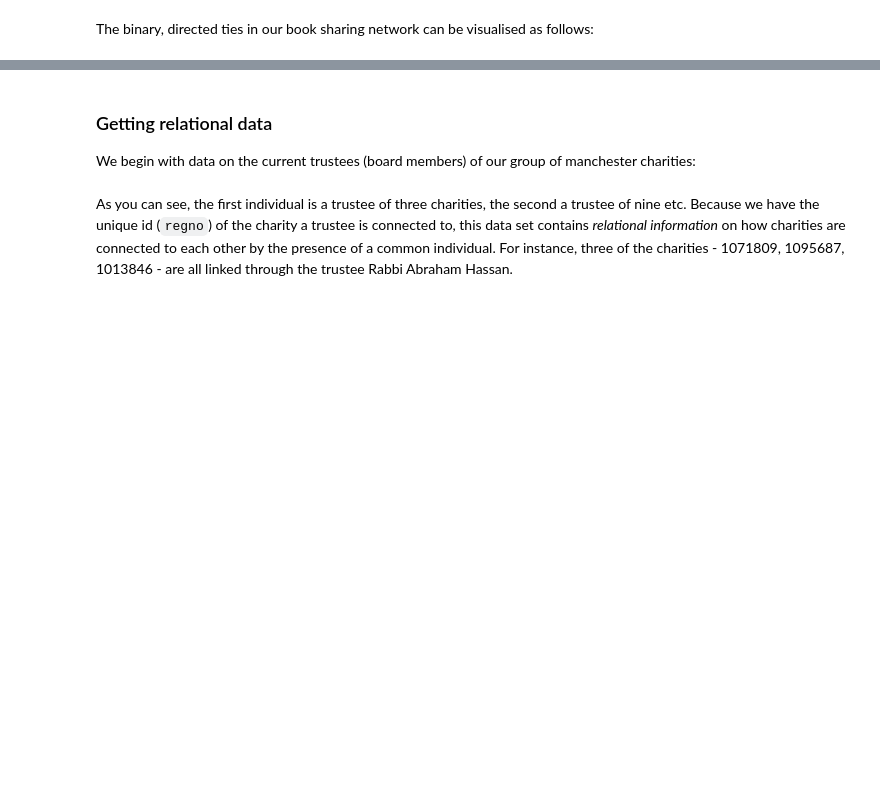
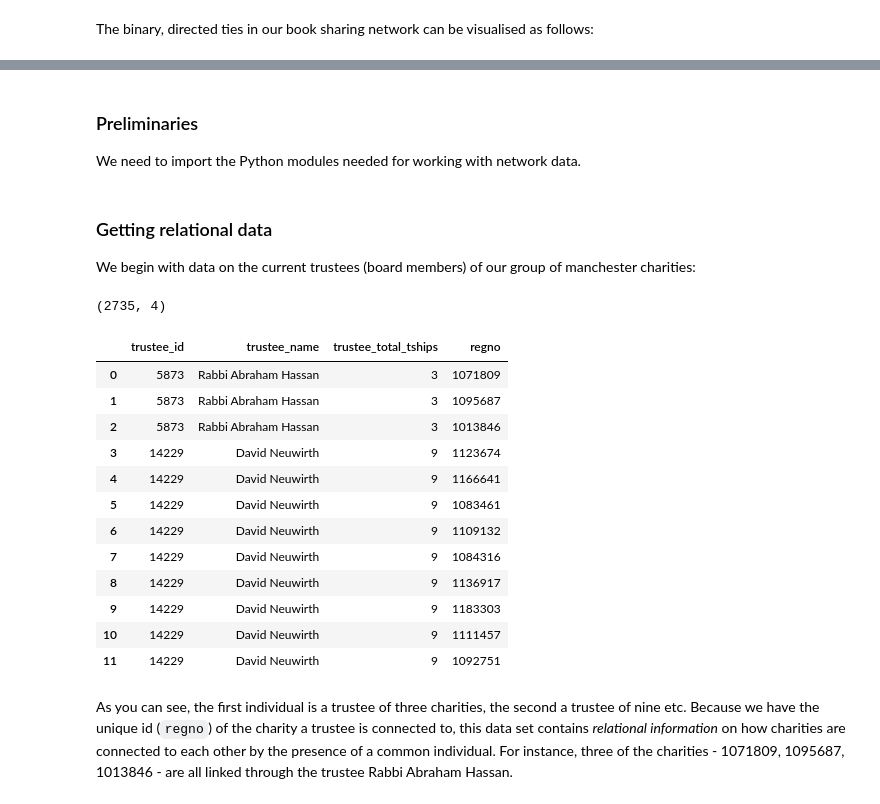
Before and after one commit to UKDataServiceOpen/social-network-analysis, a Jupyter notebook: code/ukds-sna-fundamentals-2020-09-01.ipynb, the cells around one changed output, grey strips where cells are left out. Cells and saved outputs as stored; diff of their text form; code cells hidden in the pictures; blank space fills up the shorter version.

```diff
--- a/code/ukds-sna-fundamentals-2020-09-01.ipynb
+++ b/code/ukds-sna-fundamentals-2020-09-01.ipynb
@@ -414,0 +437,4 @@ The binary, directed ties in our book sharing network can be visualised as follo
+# %% [markdown]
+### Preliminaries
+
+We need to import the Python modules needed for working with network data.
@@ -417,9 +447,24 @@ The binary, directed ties in our book sharing network can be visualised as follo
 
 We begin with data on the current trustees (board members) of our group of manchester charities:
 # %%
-data = pd.read_csv("./data/manchester-trustees-2020-08-13.csv", index_col = False)
+data = pd.read_csv("./data/manchester-trustees-2020-08-27.csv", index_col = False)
 print(data.shape)
 data.head(12)
+# %% [output]
+(2735, 4)
+|  | trustee_id | trustee_name | trustee_total_tships | regno |
+| 0 | 5873 | Rabbi Abraham Hassan | 3 | 1071809 |
+| 1 | 5873 | Rabbi Abraham Hassan | 3 | 1095687 |
+| 2 | 5873 | Rabbi Abraham Hassan | 3 | 1013846 |
+| 3 | 14229 | David Neuwirth | 9 | 1123674 |
+| 4 | 14229 | David Neuwirth | 9 | 1166641 |
+| 5 | 14229 | David Neuwirth | 9 | 1083461 |
+| 6 | 14229 | David Neuwirth | 9 | 1109132 |
+| 7 | 14229 | David Neuwirth | 9 | 1084316 |
+| 8 | 14229 | David Neuwirth | 9 | 1136917 |
+| 9 | 14229 | David Neuwirth | 9 | 1183303 |
+| 10 | 14229 | David Neuwirth | 9 | 1111457 |
+| 11 | 14229 | David Neuwirth | 9 | 1092751 |
 # %% [markdown]
 As you can see, the first individual is a trustee of three charities, the second a trustee of nine etc. Because we have the unique id (`regno`) of the charity a trustee is connected to, this data set contains *relational information* on how charities are connected to each other by the presence of a common individual. For instance, three of the charities - 1071809, 1095687, 1013846 - are all linked through the trustee Rabbi Abraham Hassan.
 # %% [markdown]
```
Also changed, not shown: parts of 64 cells of this notebook, 3 other files.
